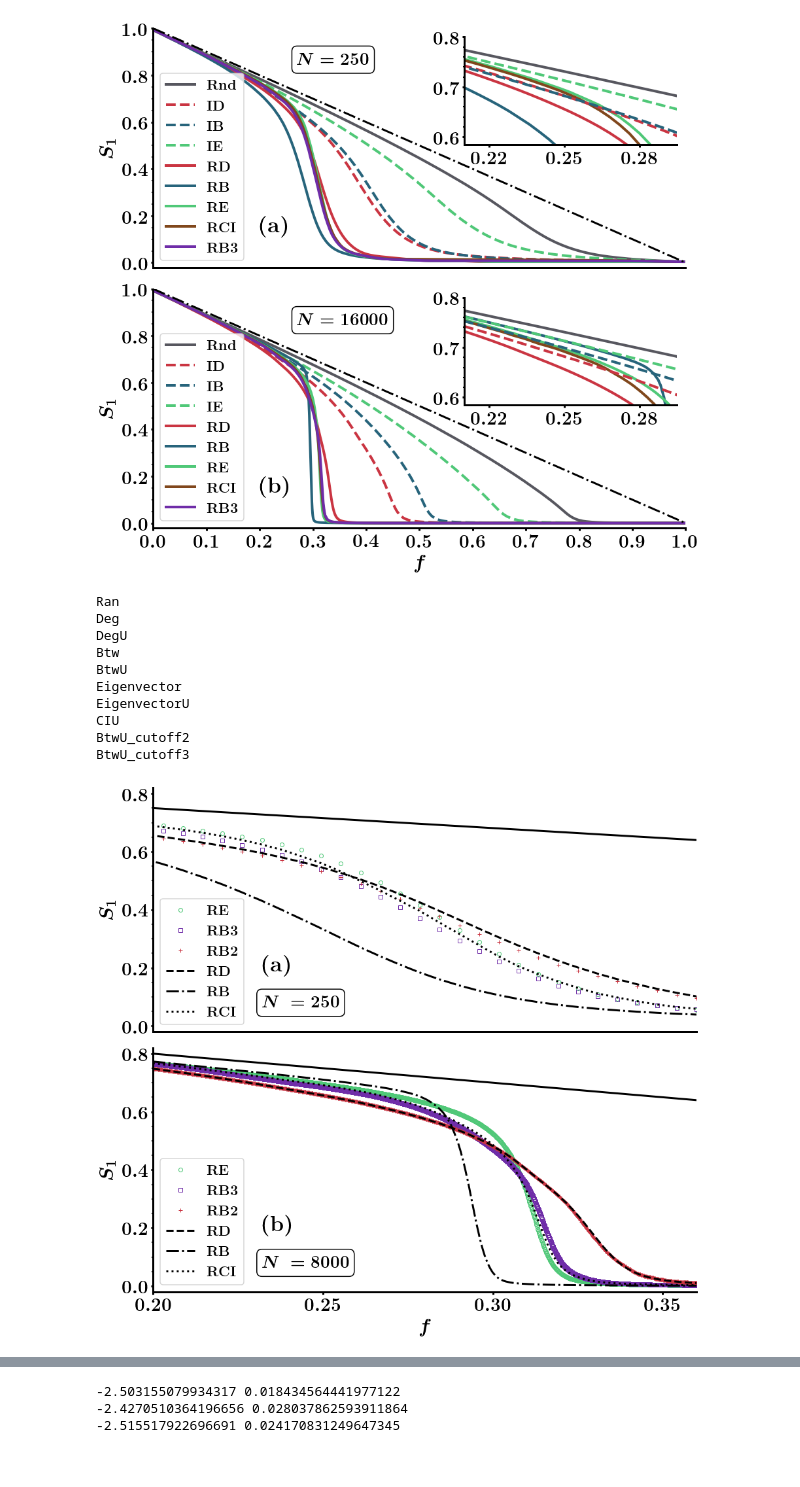
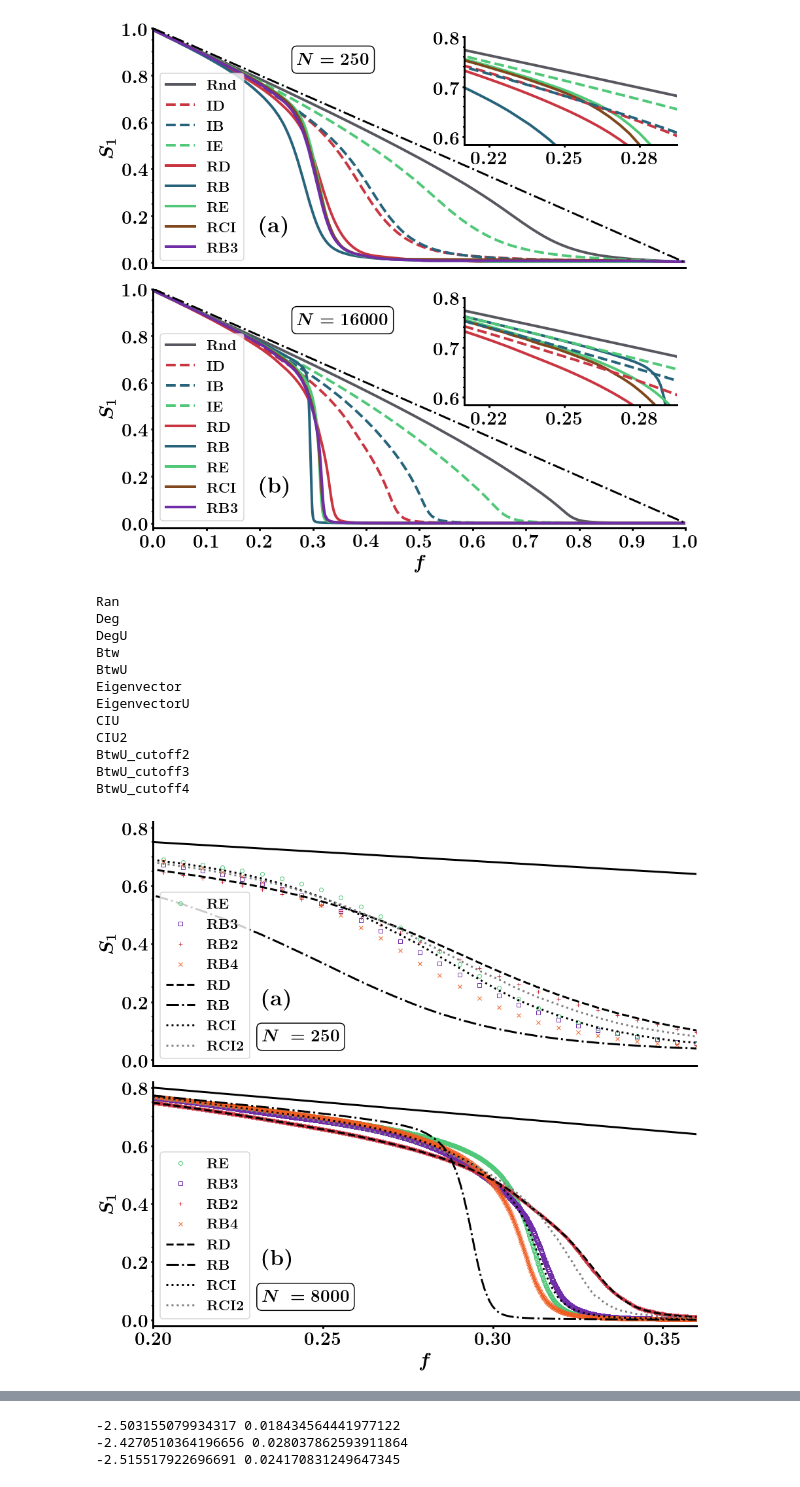
Before and after one commit to nahuelalmeira/dismantlingScaling, a Jupyter notebook: python/PaperFigs_new.ipynb, the cells around one changed output, grey strips where cells are left out. Cells and saved outputs as stored; diff of their text form; code cells hidden in the pictures.

```diff
--- a/python/PaperFigs_new.ipynb
+++ b/python/PaperFigs_new.ipynb
@@ -22,7 +22,7 @@ attack_dict = {
     'Ran': r'$\mathrm{Rnd}$', 'Deg': r'$\mathrm{ID}$', 'DegU': r'$\mathrm{RD}$',
     'Btw': r'$\mathrm{IB}$', 'BtwU': r'$\mathrm{RB}$',
     'Eigenvector': r'$\mathrm{IE}$', 'EigenvectorU': r'$\mathrm{RE}$',
-    'CI': r'$\mathrm{ICI}$', 'CIU': r'$\mathrm{RCI}$',
+    'CI': r'$\mathrm{ICI}$', 'CIU': r'$\mathrm{RCI}$', 'CIU2': r'$\mathrm{RCI2}$',
     'BtwU_cutoff3': r'$\mathrm{RB3}$'
 }
 
@@ -32,8 +32,8 @@ letters = [r'$\mathrm{(a)}$', r'$\mathrm{(b)}$', r'$\mathrm{(c)}$', r'$\mathrm{(
 attack_colors = {
     'B': '#27647b', 'D': '#ca3542', 'R': '#57575f', 'E': '#50C878',
     'C': '#80471C', # Brown peanut
-    #'B3': '#F05E23' # Orange salamander
-    'B3': '#6F2DA8' # Purple
+    'B3': '#6F2DA8', # Purple
+    'B4': '#F05E23' # Orange salamander
 }
 
 #attack_colors = {'B': '#27647b', 'D': '#ca3542', 'R': '#7b4609'}
@@ -629,8 +629,10 @@ def plot_fig_order_param(dfs, N_values, inset=False):
         Y7 = dfs['EigenvectorU'][N]['Sgcc']
         #Y8 = dfs['CI'][N]['Sgcc']
         Y9 = dfs['CIU'][N]['Sgcc']
+        Y13 = dfs['CIU2'][N]['Sgcc']
         Y10 = dfs['BtwU_cutoff3'][N]['Sgcc']
         Y11 = dfs['BtwU_cutoff2'][N]['Sgcc']
+        Y12 = dfs['BtwU_cutoff4'][N]['Sgcc']
         ax.set_xlim(0.25, 0.36)
         ax.set_ylim(-0.02, 0.82)
         if i == 1:
@@ -649,10 +651,12 @@ def plot_fig_order_param(dfs, N_values, inset=False):
 
         ax.plot(X, Y10, label=r'$\mathrm{RB3}$', color=attack_colors['B3'], linestyle='', fillstyle='none')
         ax.plot(X, Y11, label=r'$\mathrm{RB2}$', color=attack_colors['D'], linestyle='', fillstyle='none')
+        ax.plot(X, Y12, label=r'$\mathrm{RB4}$', color=attack_colors['B4'], linestyle='', fillstyle='none')
 
         ax.plot(X, Y2, label=r'$\mathrm{RD}$', color='k', linestyle='--', marker='', linewidth=3)
         ax.plot(X, Y1, label=r'$\mathrm{RB}$', color='k', linestyle='-.', marker='', linewidth=3)
         ax.plot(X, Y9, label=r'$\mathrm{RCI}$', color='k', linestyle=':', marker='', linewidth=3)
+        ax.plot(X, Y13, label=r'$\mathrm{RCI2}$', color='grey', linestyle=':', marker='', linewidth=3)
         ax.plot(X, 1 - X, color='k', linestyle='-', marker='')
 
         bbox = {'boxstyle': 'round', 'fc': 'None'}
@@ -662,35 +666,40 @@ def plot_fig_order_param(dfs, N_values, inset=False):
 
         ax.text(0.2, 0.25, letters[i], fontsize=34, transform=ax.transAxes,
                 horizontalalignment='left')
         ax.legend(loc='lower left', fontsize=22)
 
     plt.tight_layout()
     fig_name = os.path.join(fig_dir, 'percolation_two_sizes_new')
     plt.savefig(fig_name + '.png'.format(N))
     plt.savefig(fig_name + '.pdf'.format(N))
     plt.show()
 
 meank = 5
 N_values = [250, 8000]
 dfs = {}
-attacks = ['Ran', 'Deg', 'DegU', 'Btw', 'BtwU', 'Eigenvector', 'EigenvectorU', 'CIU', 'BtwU_cutoff2', 'BtwU_cutoff3']
+attacks = [
+    'Ran', 'Deg', 'DegU', 'Btw', 'BtwU', 'Eigenvector', 'EigenvectorU', 'CIU', 'CIU2',
+    'BtwU_cutoff2', 'BtwU_cutoff3', 'BtwU_cutoff4'
+]
 for attack in attacks:
     print(attack)
     _, _, _, _dfs = load_dfs(attack, N_values, meank)
     dfs[attack] = _dfs
 plot_fig_order_param(dfs, N_values, inset=True)
 # %% [output]
 Ran
 Deg
 DegU
 Btw
 BtwU
 Eigenvector
 EigenvectorU
 CIU
+CIU2
 BtwU_cutoff2
 BtwU_cutoff3
+BtwU_cutoff4
-[figure, old version]
+[figure, new version]
 # %%
 attacks = ['Deg', 'DegU', 'Btw', 'BtwU']
 all_comp_sizes_dict = {}
```
Also changed, not shown: 4 other files.
